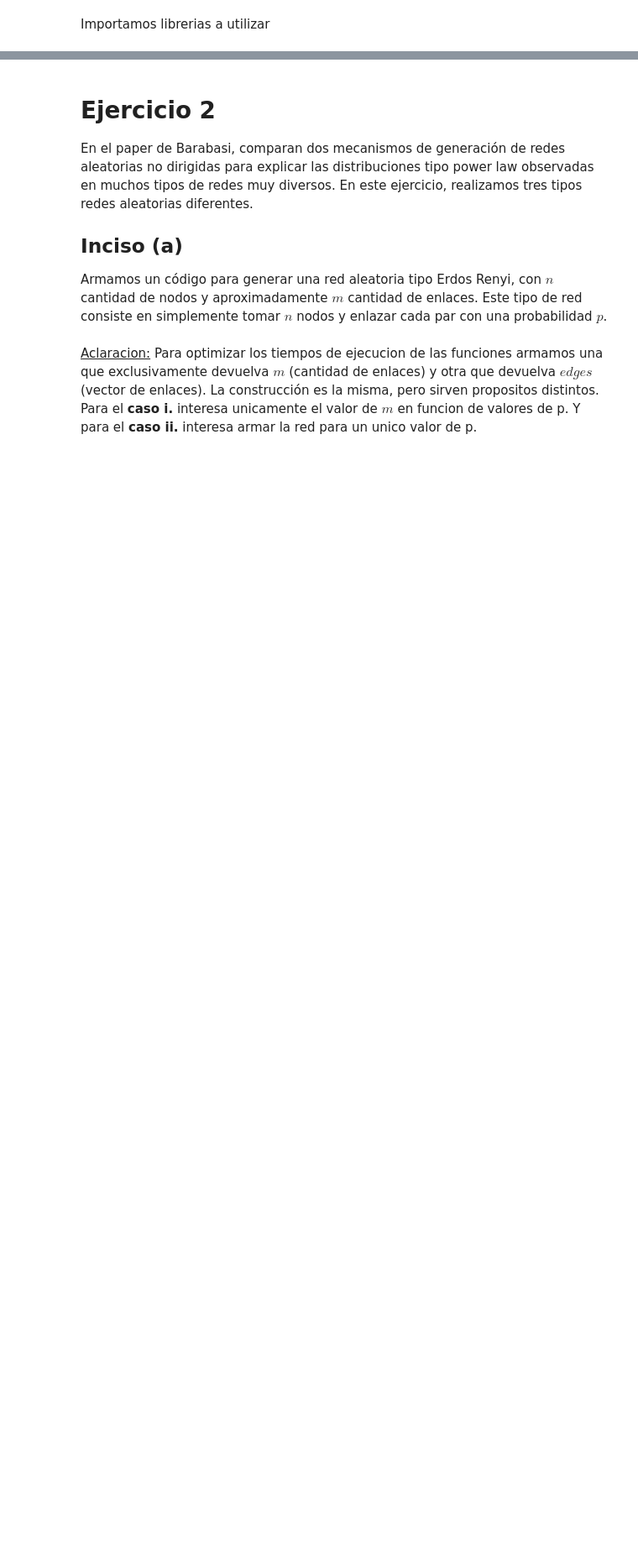
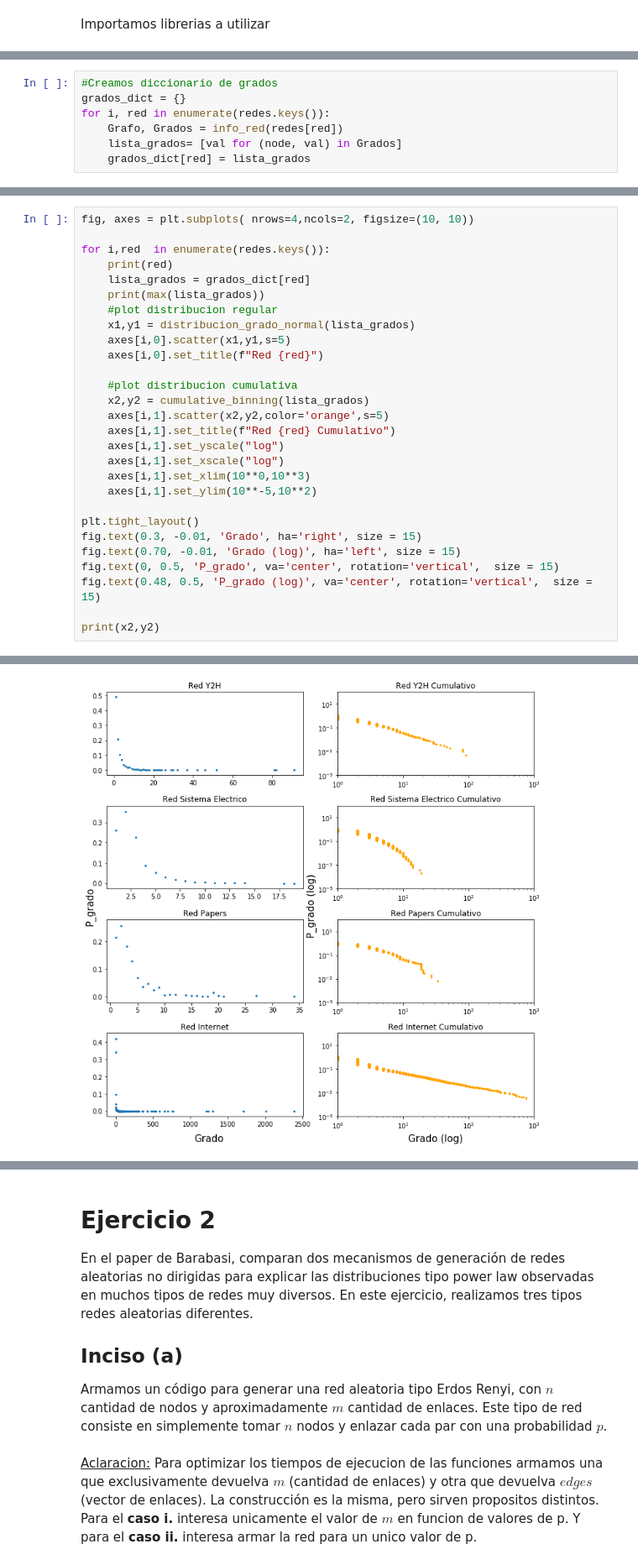
Before and after one commit to LunaKadysz/Redes, a Jupyter notebook: TPC_02/TPC_02_caro.ipynb, the cells around one changed output, grey strips where cells are left out. Shown at 84% size. Drawn from its saved outputs; the diff is of its cells as text; blank space fills up the shorter version.

```diff
--- a/TPC_02/TPC_02_caro.ipynb
+++ b/TPC_02/TPC_02_caro.ipynb
@@ -7,0 +61,7 @@ import matplotlib.pyplot as plt
+# %%
+#Creamos diccionario de grados
+grados_dict = {}
+for i, red in enumerate(redes.keys()):
+    Grafo, Grados = info_red(redes[red])
+    lista_grados= [val for (node, val) in Grados]
+    grados_dict[red] = lista_grados
@@ -7,0 +70,29 @@ import matplotlib.pyplot as plt
+# %%
+fig, axes = plt.subplots( nrows=4,ncols=2, figsize=(10, 10))
+
+for i,red  in enumerate(redes.keys()):
+    print(red)
+    lista_grados = grados_dict[red]
+    print(max(lista_grados))
+    #plot distribucion regular
+    x1,y1 = distribucion_grado_normal(lista_grados)
+    axes[i,0].scatter(x1,y1,s=5)
+    axes[i,0].set_title(f"Red {red}")
+
+    #plot distribucion cumulativa
+    x2,y2 = cumulative_binning(lista_grados)
+    axes[i,1].scatter(x2,y2,color='orange',s=5)
+    axes[i,1].set_title(f"Red {red} Cumulativo")
+    axes[i,1].set_yscale("log")
+    axes[i,1].set_xscale("log")
+    axes[i,1].set_xlim(10**0,10**3)
+    axes[i,1].set_ylim(10**-5,10**2)
+
+plt.tight_layout()
+fig.text(0.3, -0.01, 'Grado', ha='right', size = 15)
+fig.text(0.70, -0.01, 'Grado (log)', ha='left', size = 15)
+fig.text(0, 0.5, 'P_grado', va='center', rotation='vertical',  size = 15)
+fig.text(0.48, 0.5, 'P_grado (log)', va='center', rotation='vertical',  size = 15)
+
+print(x2,y2)
+# %% [output]
@@ -7,0 +113 @@ import matplotlib.pyplot as plt
+[figure, added]
```
Also changed, not shown: parts of 20 cells of this notebook.
